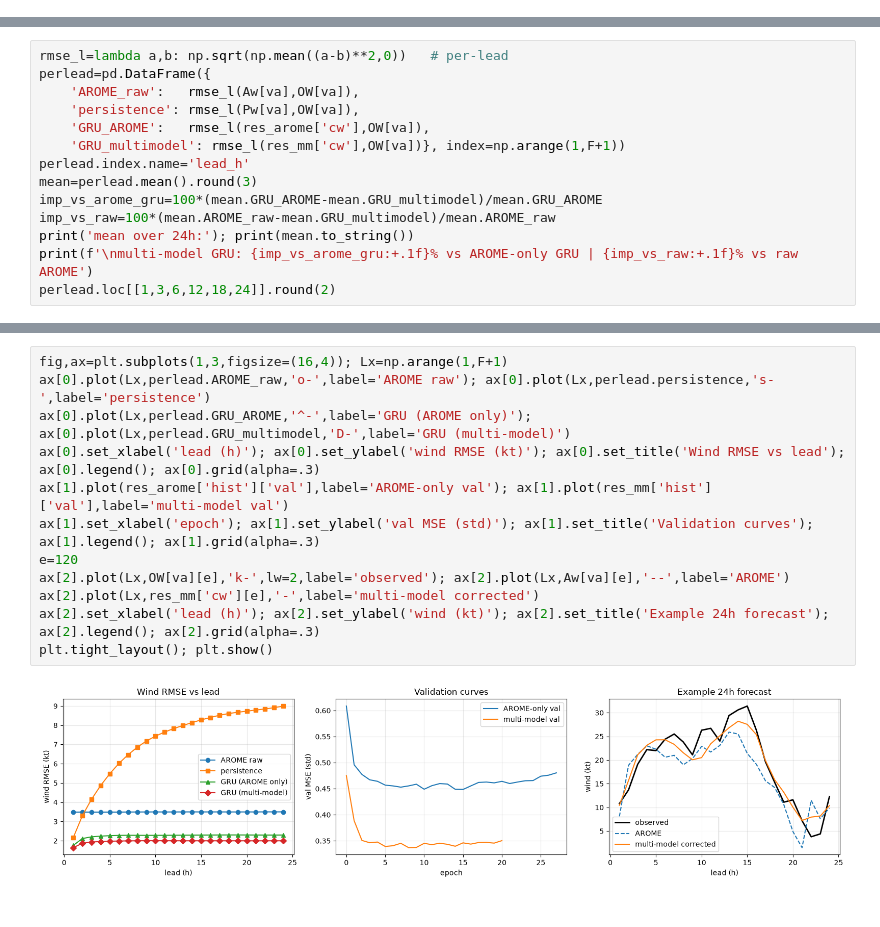
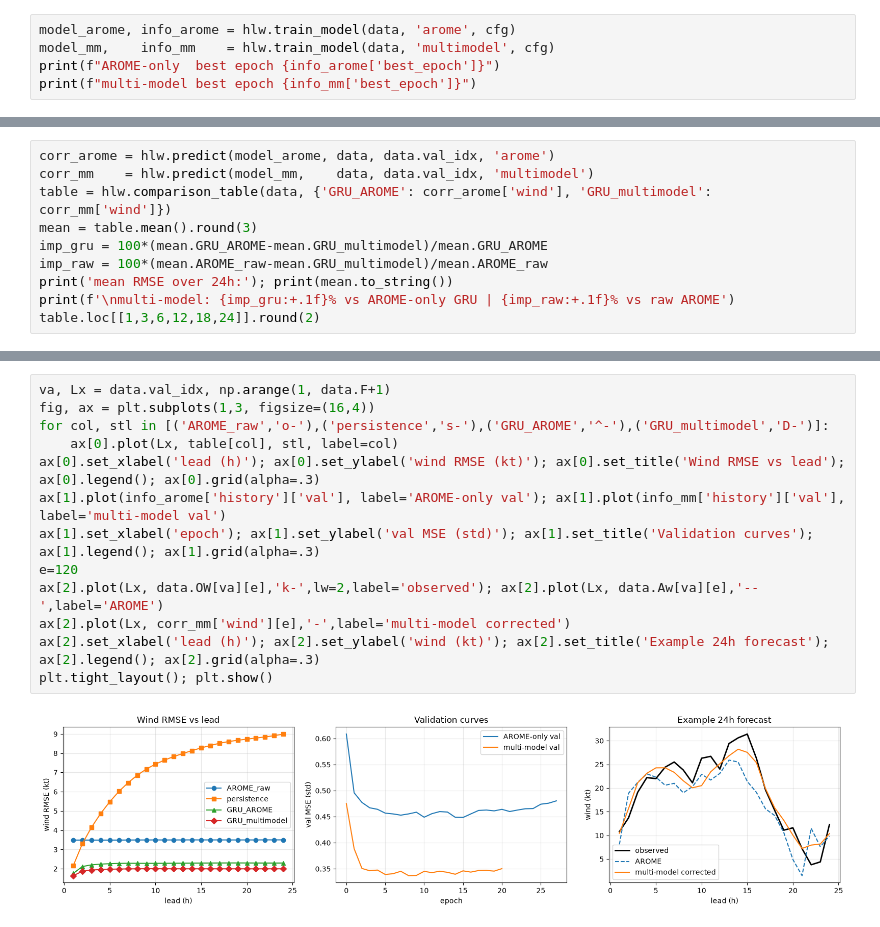
Before and after one commit to daymos/HyperLocalWindGuru, a Jupyter notebook: notebooks/camber_arome_correction_multimodel.ipynb, the cells around one changed output, grey strips where cells are left out. Saved outputs shown, nothing was run; the diff lists cells and outputs as text.

Commit message:
extract training/inference/model out of the notebook

```diff
--- a/notebooks/camber_arome_correction_multimodel.ipynb
+++ b/notebooks/camber_arome_correction_multimodel.ipynb
@@ -136,0 +41,5 @@ multi-model best epoch 8
+# %%
+model_arome, info_arome = hlw.train_model(data, 'arome', cfg)
+model_mm,    info_mm    = hlw.train_model(data, 'multimodel', cfg)
+print(f"AROME-only  best epoch {info_arome['best_epoch']}")
+print(f"multi-model best epoch {info_mm['best_epoch']}")
@@ -139,15 +51,11 @@ multi-model best epoch 8
 # %%
-rmse_l=lambda a,b: np.sqrt(np.mean((a-b)**2,0))   # per-lead
-perlead=pd.DataFrame({
-    'AROME_raw':   rmse_l(Aw[va],OW[va]),
-    'persistence': rmse_l(Pw[va],OW[va]),
-    'GRU_AROME':   rmse_l(res_arome['cw'],OW[va]),
-    'GRU_multimodel': rmse_l(res_mm['cw'],OW[va])}, index=np.arange(1,F+1))
-perlead.index.name='lead_h'
-mean=perlead.mean().round(3)
-imp_vs_arome_gru=100*(mean.GRU_AROME-mean.GRU_multimodel)/mean.GRU_AROME
-imp_vs_raw=100*(mean.AROME_raw-mean.GRU_multimodel)/mean.AROME_raw
-print('mean over 24h:'); print(mean.to_string())
-print(f'\nmulti-model GRU: {imp_vs_arome_gru:+.1f}% vs AROME-only GRU | {imp_vs_raw:+.1f}% vs raw AROME')
-perlead.loc[[1,3,6,12,18,24]].round(2)
+corr_arome = hlw.predict(model_arome, data, data.val_idx, 'arome')
+corr_mm    = hlw.predict(model_mm,    data, data.val_idx, 'multimodel')
+table = hlw.comparison_table(data, {'GRU_AROME': corr_arome['wind'], 'GRU_multimodel': corr_mm['wind']})
+mean = table.mean().round(3)
+imp_gru = 100*(mean.GRU_AROME-mean.GRU_multimodel)/mean.GRU_AROME
+imp_raw = 100*(mean.AROME_raw-mean.GRU_multimodel)/mean.AROME_raw
+print('mean RMSE over 24h:'); print(mean.to_string())
+print(f'\nmulti-model: {imp_gru:+.1f}% vs AROME-only GRU | {imp_raw:+.1f}% vs raw AROME')
+table.loc[[1,3,6,12,18,24]].round(2)
 # %% [output]
@@ -167,16 +75,17 @@ multi-model GRU: +12.6% vs AROME-only GRU | +43.6% vs raw AROME
 | 18 | 3.50 | 8.61 | 2.30 | 2.00 |
 | 24 | 3.50 | 8.99 | 2.30 | 2.00 |
 # %%
-fig,ax=plt.subplots(1,3,figsize=(16,4)); Lx=np.arange(1,F+1)
-ax[0].plot(Lx,perlead.AROME_raw,'o-',label='AROME raw'); ax[0].plot(Lx,perlead.persistence,'s-',label='persistence')
-ax[0].plot(Lx,perlead.GRU_AROME,'^-',label='GRU (AROME only)'); ax[0].plot(Lx,perlead.GRU_multimodel,'D-',label='GRU (multi-model)')
+va, Lx = data.val_idx, np.arange(1, data.F+1)
+fig, ax = plt.subplots(1,3, figsize=(16,4))
+for col, stl in [('AROME_raw','o-'),('persistence','s-'),('GRU_AROME','^-'),('GRU_multimodel','D-')]:
+    ax[0].plot(Lx, table[col], stl, label=col)
 ax[0].set_xlabel('lead (h)'); ax[0].set_ylabel('wind RMSE (kt)'); ax[0].set_title('Wind RMSE vs lead'); ax[0].legend(); ax[0].grid(alpha=.3)
-ax[1].plot(res_arome['hist']['val'],label='AROME-only val'); ax[1].plot(res_mm['hist']['val'],label='multi-model val')
+ax[1].plot(info_arome['history']['val'], label='AROME-only val'); ax[1].plot(info_mm['history']['val'], label='multi-model val')
 ax[1].set_xlabel('epoch'); ax[1].set_ylabel('val MSE (std)'); ax[1].set_title('Validation curves'); ax[1].legend(); ax[1].grid(alpha=.3)
 e=120
-ax[2].plot(Lx,OW[va][e],'k-',lw=2,label='observed'); ax[2].plot(Lx,Aw[va][e],'--',label='AROME')
-ax[2].plot(Lx,res_mm['cw'][e],'-',label='multi-model corrected')
+ax[2].plot(Lx, data.OW[va][e],'k-',lw=2,label='observed'); ax[2].plot(Lx, data.Aw[va][e],'--',label='AROME')
+ax[2].plot(Lx, corr_mm['wind'][e],'-',label='multi-model corrected')
 ax[2].set_xlabel('lead (h)'); ax[2].set_ylabel('wind (kt)'); ax[2].set_title('Example 24h forecast'); ax[2].legend(); ax[2].grid(alpha=.3)
 plt.tight_layout(); plt.show()
 # %% [output]
-[figure, old version]
+[figure, new version]
```
Also changed, not shown: parts of 20 cells of this notebook, 9 other files.
